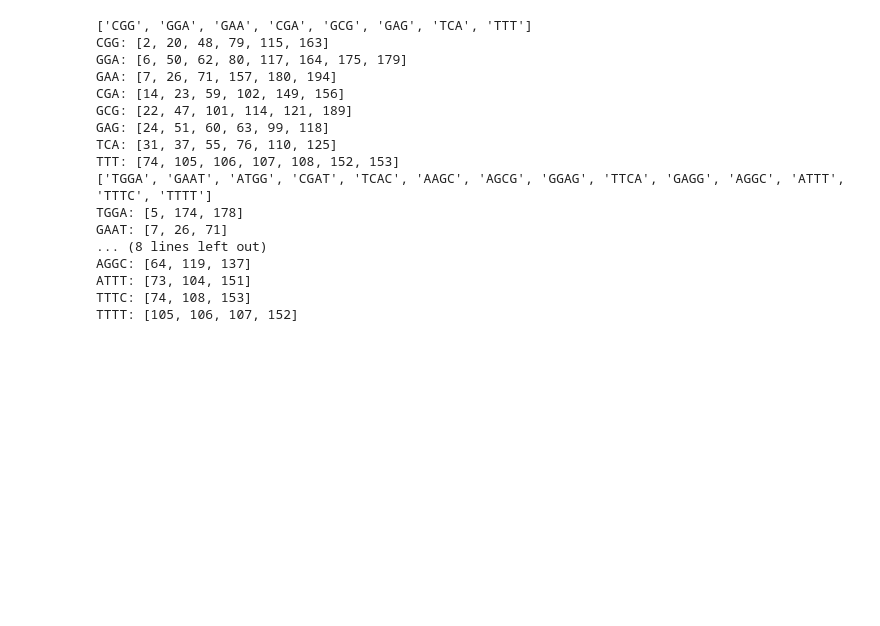
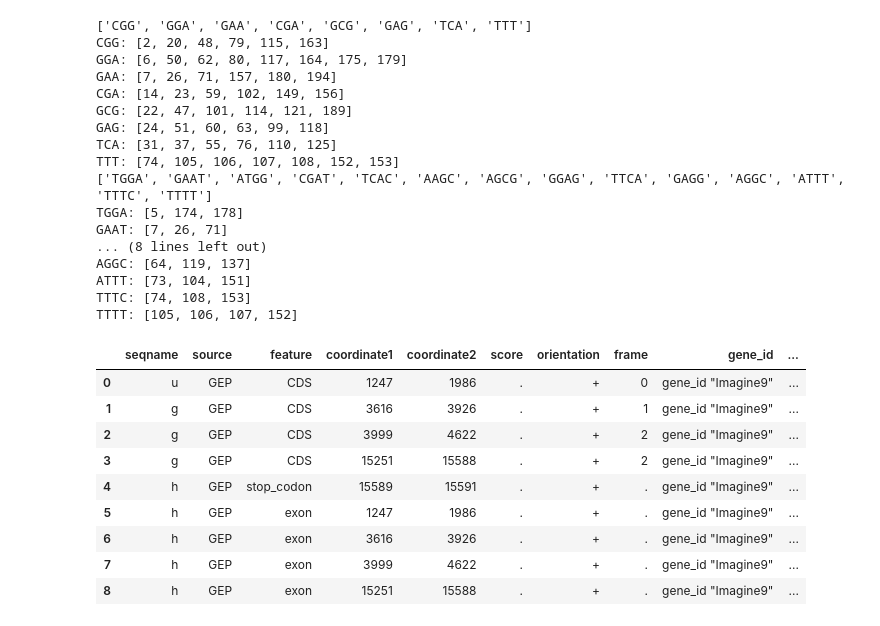
Before and after one commit to csc448spring18/lab-4-team-4, a Jupyter notebook: UI.ipynb, the cells around one changed output. Cells and saved outputs as stored; diff of their text form; code cells hidden in the pictures; blank space fills up the shorter version.

Commit message:
Changes based on Imagine9 testcase

```diff
--- a/UI.ipynb
+++ b/UI.ipynb
@@ -348,3 +347,23 @@ AGGC: [64, 119, 137]
 ATTT: [73, 104, 151]
 TTTC: [74, 108, 153]
 TTTT: [105, 106, 107, 152]
+# %%
+gft = pd.read_csv("data/Imagine9GFF.txt", sep=r'[;\t]',
+                     header=None,
+                     names=["seqname", "source", "feature", "coordinate1", "coordinate2", "score", "orientation", "frame",
+                            "gene_id", "transcript_id", "drop_me"],
+                     engine='python')
+gft = gft.drop("drop_me", axis=1)
+# %%
+gft
+# %% [output]
+|  | seqname | source | feature | coordinate1 | coordinate2 | score | orientation | frame | gene_id | ... |
+| 0 | u | GEP | CDS | 1247 | 1986 | . | + | 0 | gene_id "Imagine9" | ... |
+| 1 | g | GEP | CDS | 3616 | 3926 | . | + | 1 | gene_id "Imagine9" | ... |
+| 2 | g | GEP | CDS | 3999 | 4622 | . | + | 2 | gene_id "Imagine9" | ... |
+| 3 | g | GEP | CDS | 15251 | 15588 | . | + | 2 | gene_id "Imagine9" | ... |
+| 4 | h | GEP | stop_codon | 15589 | 15591 | . | + | . | gene_id "Imagine9" | ... |
+| 5 | h | GEP | exon | 1247 | 1986 | . | + | . | gene_id "Imagine9" | ... |
+| 6 | h | GEP | exon | 3616 | 3926 | . | + | . | gene_id "Imagine9" | ... |
+| 7 | h | GEP | exon | 3999 | 4622 | . | + | . | gene_id "Imagine9" | ... |
+| 8 | h | GEP | exon | 15251 | 15588 | . | + | . | gene_id "Imagine9" | ... |
```
Also changed, not shown: parts of 5 cells of this notebook, 2 other files.
